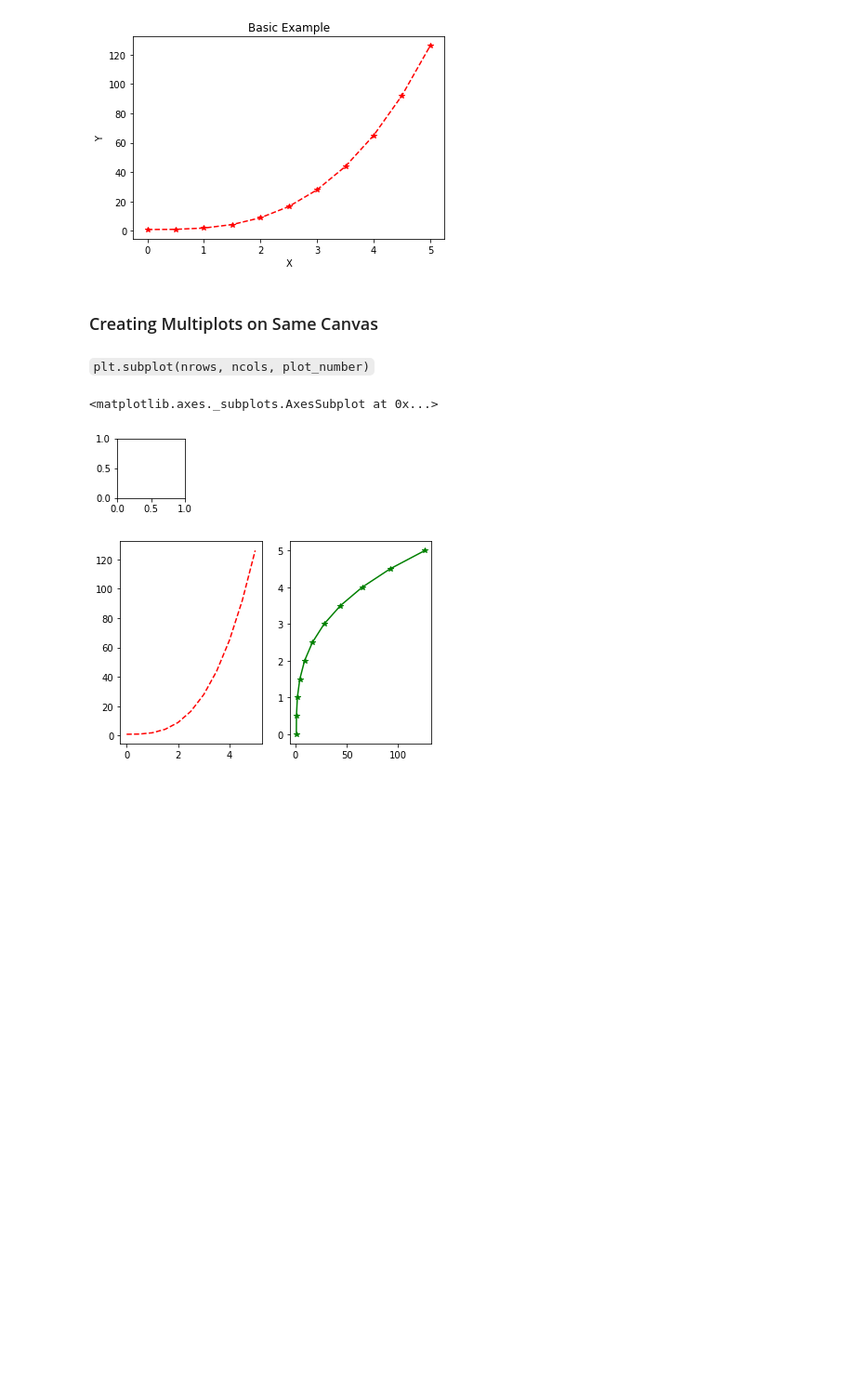
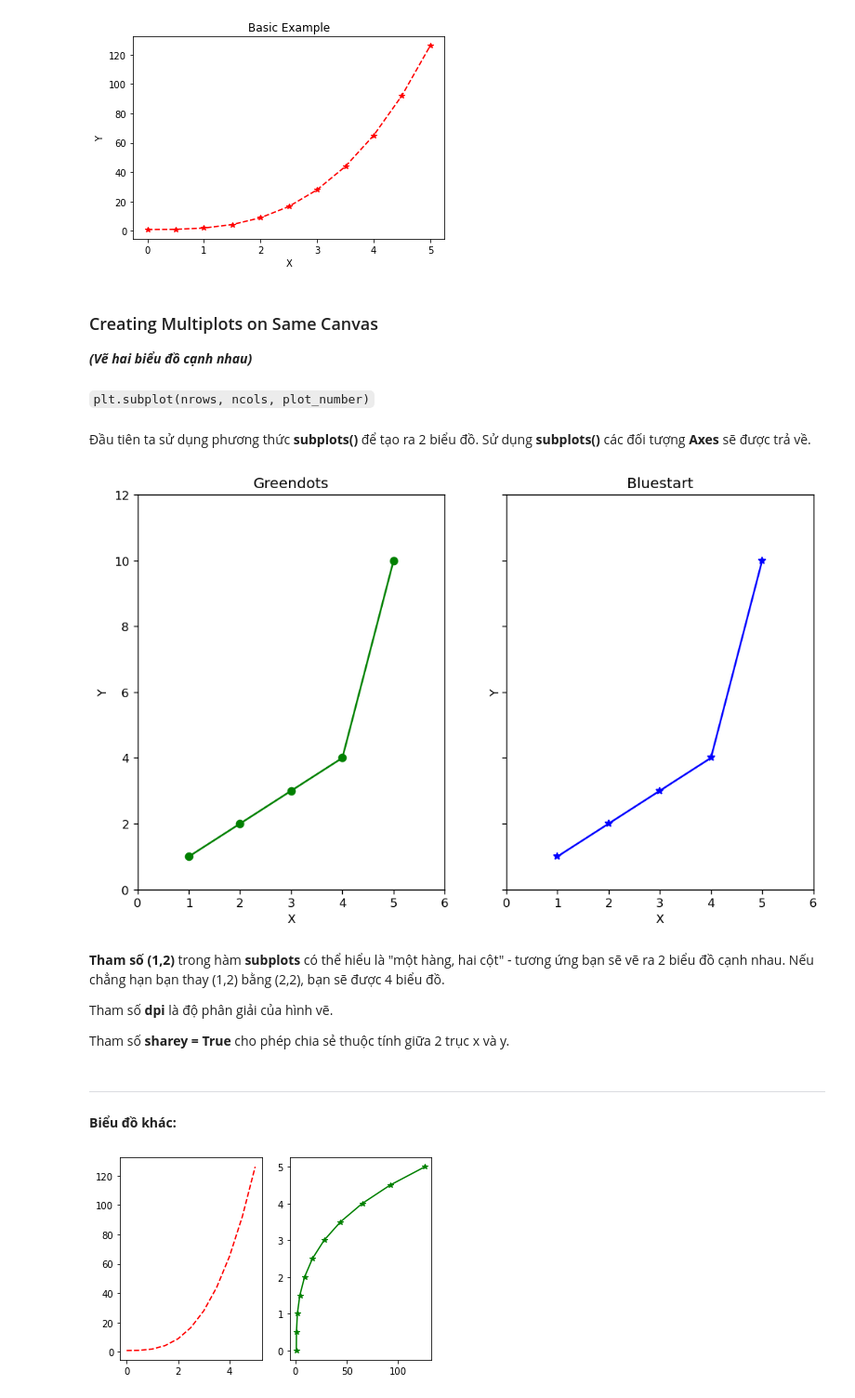
Before and after one commit to datnguyenE18/AI_nd_DS, a Jupyter notebook: 2. Python for Data Visualization/1. Matplotlib/3. Creating Basic Plots/3.ipynb, the cells around one changed output. Shown: that part at 93% size. Saved outputs shown, nothing was run; the diff lists cells and outputs as text; code cells hidden in the pictures; blank space fills up the shorter version.

```diff
--- a/2. Python for Data Visualization/1. Matplotlib/3. Creating Basic Plots/3.ipynb
+++ b/2. Python for Data Visualization/1. Matplotlib/3. Creating Basic Plots/3.ipynb
@@ -104,13 +104,32 @@ plt.show()  # it like you are Printing a plot
 [figure]
 # %% [markdown]
 ### Creating Multiplots on Same Canvas
+***(Vẽ hai biểu đồ cạnh nhau)***
 # %% [markdown]
 ``plt.subplot(nrows, ncols, plot_number)``
-# %%
-plt.subplot(3,4,1)
-# %% [output]
-<matplotlib.axes._subplots.AxesSubplot at 0x...>
-[figure, removed]
+# %% [markdown]
+Đầu tiên ta sử dụng phương thức **subplots()** để tạo ra 2 biểu đồ. Sử dụng **subplots()** các đối tượng **Axes** sẽ được trả về.
+# %%
+fig, (ax1, ax2) = plt.subplots(1, 2, figsize = (10, 6), sharey = True, dpi = 120)
+
+ax1.plot([1, 2, 3, 4, 5], [1, 2, 3, 4, 10], '-go') # Greendots
+ax2.plot([1, 2, 3, 4, 5], [1, 2, 3, 4, 10], '-b*') # Bluestart
+
+ax1.set(title = 'Greendots', xlabel = 'X', ylabel = 'Y', xlim = (0, 6), ylim = (0, 12))
+ax2.set(title = 'Bluestart', xlabel = 'X', ylabel = 'Y', xlim = (0, 6), ylim = (0, 12))
+
+plt.show()
+# %% [output]
+[figure, added]
+# %% [markdown]
+**Tham số (1,2)** trong hàm **subplots** có thể hiểu là "một hàng, hai cột" - tương ứng bạn sẽ vẽ ra 2 biểu đồ cạnh nhau. Nếu chẳng hạn bạn thay (1,2) bằng (2,2), bạn sẽ được 4 biểu đồ.
+
+Tham số **dpi** là độ phân giải của hình vẽ.
+
+Tham số **sharey = True** cho phép chia sẻ thuộc tính giữa 2 trục x và y.
+# %% [markdown]
+_____________
+**Biểu đồ khác:**
 # %%
 plt.subplot(1,2,1)
 plt.plot(x, y, 'r--') # More on color options later
```
Also changed, not shown: parts of 1 cell of this notebook, 3 other files.
